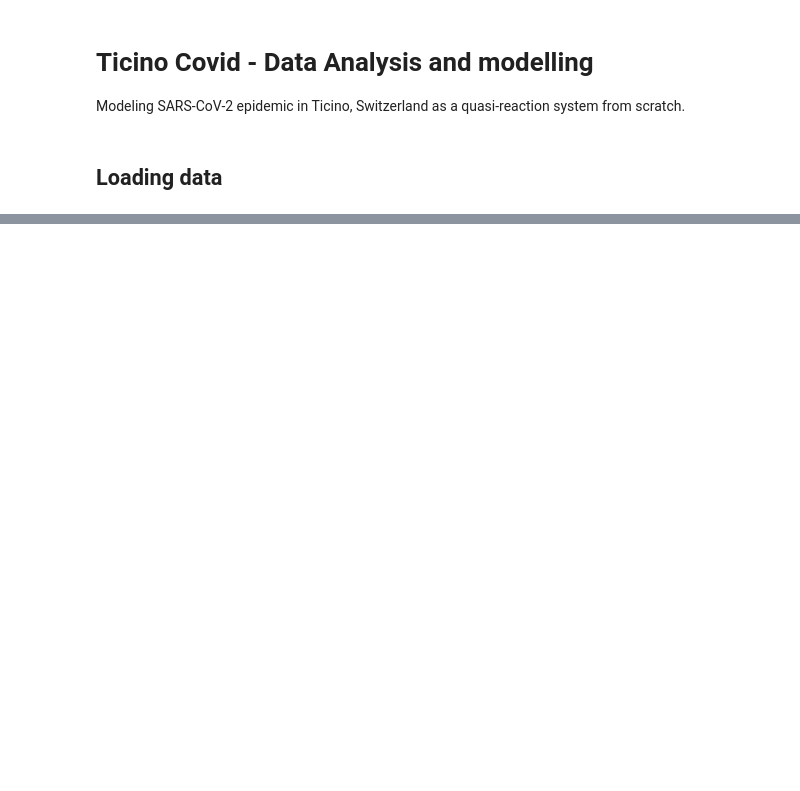
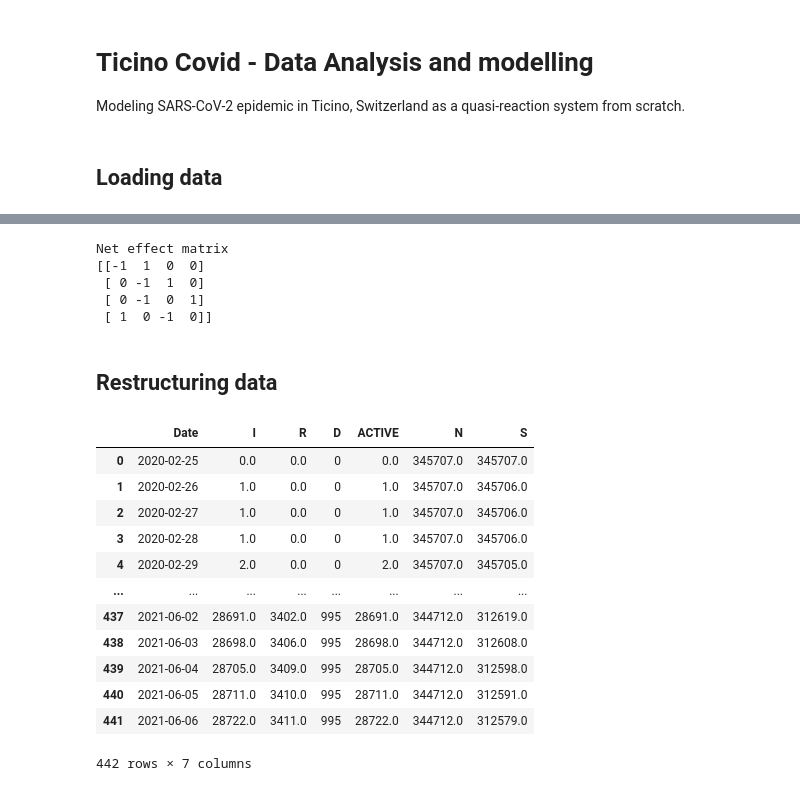
Before and after one commit to lucadibello/covid-ticino, a Jupyter notebook: codid-ticino-analysis.ipynb, the cells around one changed output, grey strips where cells are left out. Drawn from its saved outputs; the diff is of its cells as text; code cells hidden in the pictures; blank space fills up the shorter version.

```diff
--- a/codid-ticino-analysis.ipynb
+++ b/codid-ticino-analysis.ipynb
@@ -41,0 +62,59 @@ KeyError: "['date', 'time'] not in index"
+# %%
+# Products matrix (S, I, R, D)
+P = np.array([
+  [0, 2, 0, 0],
+  [0, 0, 1, 0],
+  [0, 0, 0, 1],
+  [1, 0, 0, 0],
+])
+
+# Reactants matrix (S, I, R, D)
+R = np.array([
+  [1, 1, 0, 0],
+  [0, 1, 0, 0],
+  [0, 1, 0, 0],
+  [0, 0, 1, 0],
+])
+
+# Net effect matrix
+V = P - R
+
+print("Net effect matrix")
+print(V)
+# %% [output]
+Net effect matrix
+[[-1  1  0  0]
+ [ 0 -1  1  0]
+ [ 0 -1  0  1]
+ [ 1  0 -1  0]]
+# %% [markdown]
+## Restructuring data
+# %%
+# Compute the number of active cases
+df_model["I"] = df_model["I"] - df_model["R"] - df_model["D"]
+
+# Add new column for total population
+total_ticino_population_2020 = 345707
+
+# Compute the total population
+df_model.loc[0, "N"] = total_ticino_population_2020
+df_model.loc[:, "N"] = total_ticino_population_2020 - df_model["D"]
+
+# Compute the number of susceptible people at each time step
+  # Assume that the number of births is equal to the number of deaths (deaths are not considered in the model)
+df_model["S"] = df_model["N"] - df_model["I"] - df_model["R"]
+df_model
+# %% [output]
+|  | Date | I | R | D | ACTIVE | N | S |
+| 0 | 2020-02-25 | 0.0 | 0.0 | 0 | 0.0 | 345707.0 | 345707.0 |
+| 1 | 2020-02-26 | 1.0 | 0.0 | 0 | 1.0 | 345707.0 | 345706.0 |
+| 2 | 2020-02-27 | 1.0 | 0.0 | 0 | 1.0 | 345707.0 | 345706.0 |
+| 3 | 2020-02-28 | 1.0 | 0.0 | 0 | 1.0 | 345707.0 | 345706.0 |
+| 4 | 2020-02-29 | 2.0 | 0.0 | 0 | 2.0 | 345707.0 | 345705.0 |
+| ... | ... | ... | ... | ... | ... | ... | ... |
+| 437 | 2021-06-02 | 28691.0 | 3402.0 | 995 | 28691.0 | 344712.0 | 312619.0 |
+| 438 | 2021-06-03 | 28698.0 | 3406.0 | 995 | 28698.0 | 344712.0 | 312608.0 |
+| 439 | 2021-06-04 | 28705.0 | 3409.0 | 995 | 28705.0 | 344712.0 | 312598.0 |
+| 440 | 2021-06-05 | 28711.0 | 3410.0 | 995 | 28711.0 | 344712.0 | 312591.0 |
+| 441 | 2021-06-06 | 28722.0 | 3411.0 | 995 | 28722.0 | 344712.0 | 312579.0 |
+442 rows × 7 columns
```
Also changed, not shown: parts of 7 cells of this notebook.
